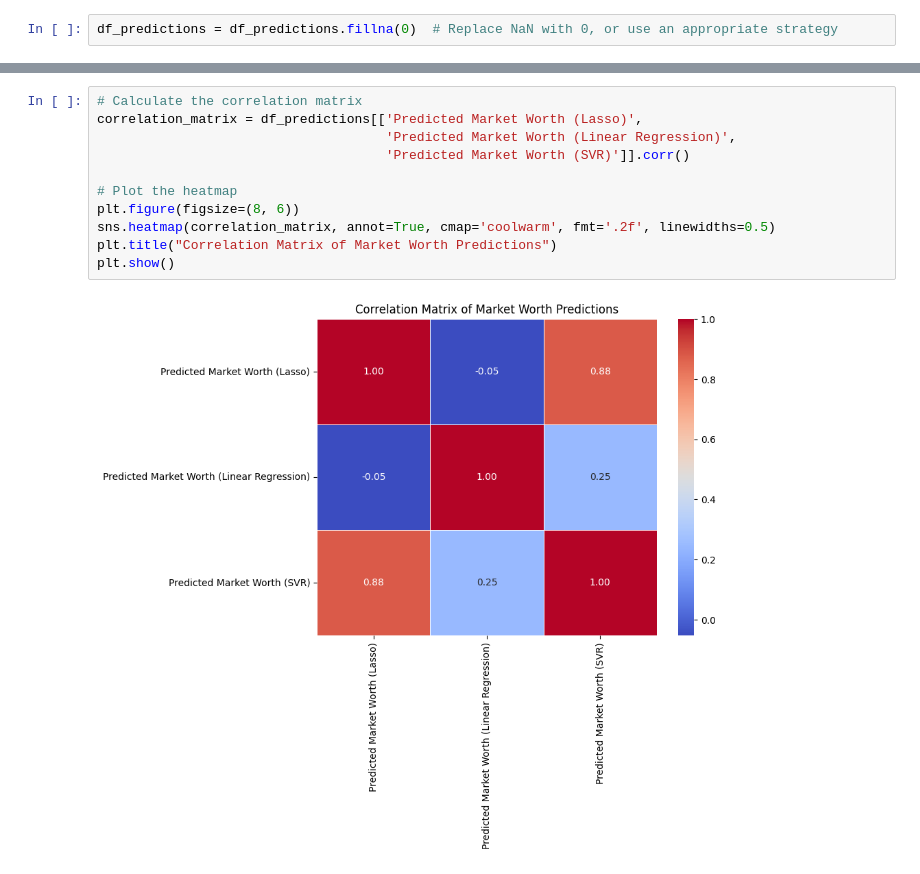
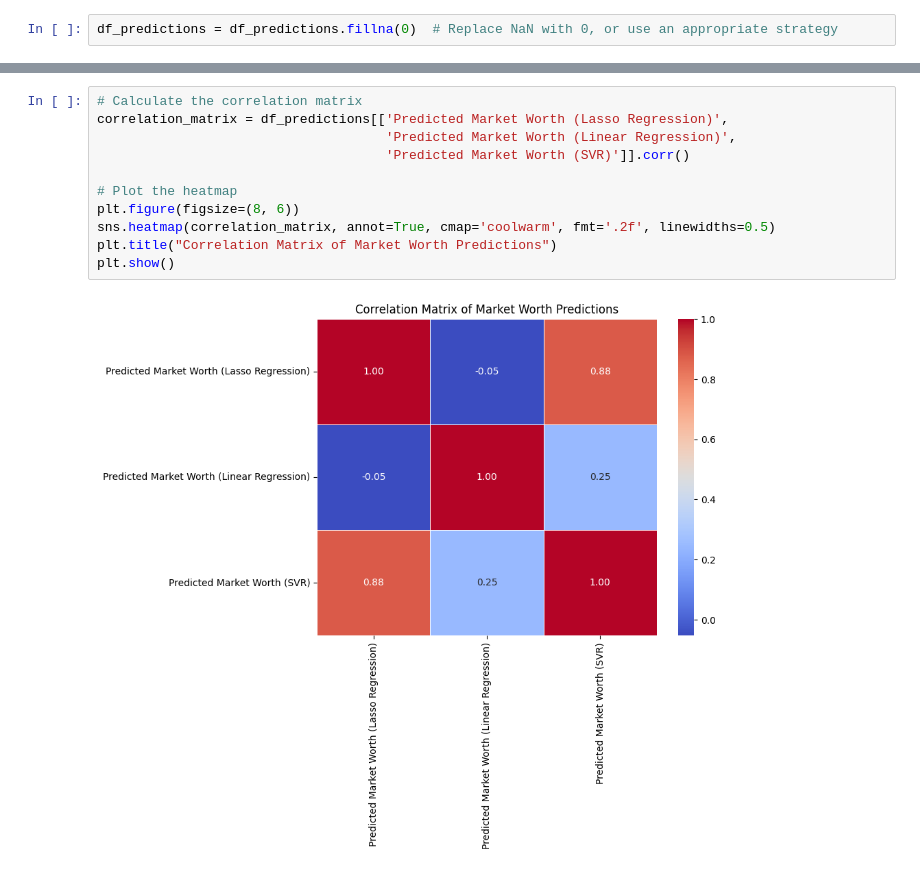
Before and after one commit to ifatmagamha/Predicting-Profitable-Startups, a Jupyter notebook: data_visualization/visualization.ipynb, the cells around one changed output, grey strips where cells are left out. Cells and saved outputs as stored; diff of their text form.

```diff
--- a/data_visualization/visualization.ipynb
+++ b/data_visualization/visualization.ipynb
@@ -85,17 +85,17 @@ plt.show()
 [figure]
 # %%
 # Calculate the correlation matrix
-correlation_matrix = df_predictions[['Predicted Market Worth (Lasso)',
+correlation_matrix = df_predictions[['Predicted Market Worth (Lasso Regression)',
                                      'Predicted Market Worth (Linear Regression)',
                                      'Predicted Market Worth (SVR)']].corr()
 
 # Plot the heatmap
 plt.figure(figsize=(8, 6))
 sns.heatmap(correlation_matrix, annot=True, cmap='coolwarm', fmt='.2f', linewidths=0.5)
 plt.title("Correlation Matrix of Market Worth Predictions")
 plt.show()
 # %% [output]
-[figure, old version]
+[figure, new version]
 # %%
 # Get the top 5 and bottom 5 startups based on Lasso predictions
 top_5 = df_predictions.head(5)
```
Also changed, not shown: parts of 7 cells of this notebook, 2 other files.
